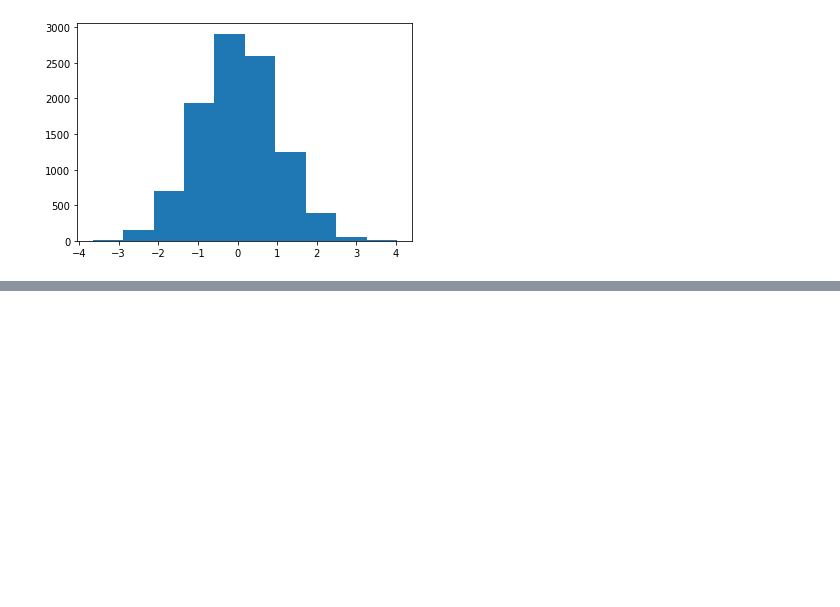
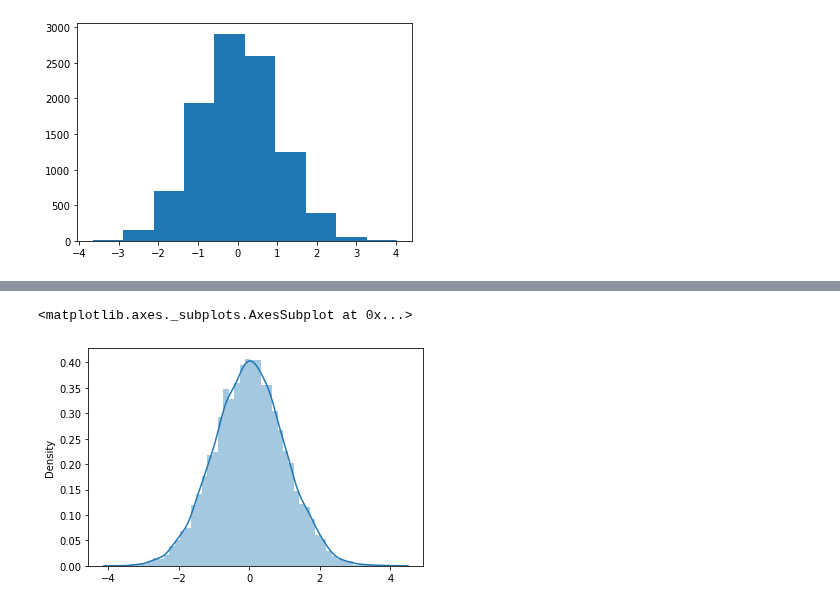
Before and after one commit to zfukuoka/Copying_a_sutra, a Jupyter notebook: SoftwareDesign202010_01/SoftwareDesign202010_0101.ipynb, the cells around one changed output, grey strips where cells are left out. Cells and saved outputs as stored; diff of their text form; code cells hidden in the pictures; blank space fills up the shorter version.

```diff
--- a/SoftwareDesign202010_01/SoftwareDesign202010_0101.ipynb
+++ b/SoftwareDesign202010_01/SoftwareDesign202010_0101.ipynb
@@ -454,0 +465,7 @@ ax.plot(x, y)
+# %%
+import seaborn as sns
+
+sns.distplot(norm_arr)
+# %% [output]
+<matplotlib.axes._subplots.AxesSubplot at 0x...>
+[figure, added]
```
Also changed, not shown: parts of 3 cells of this notebook.
